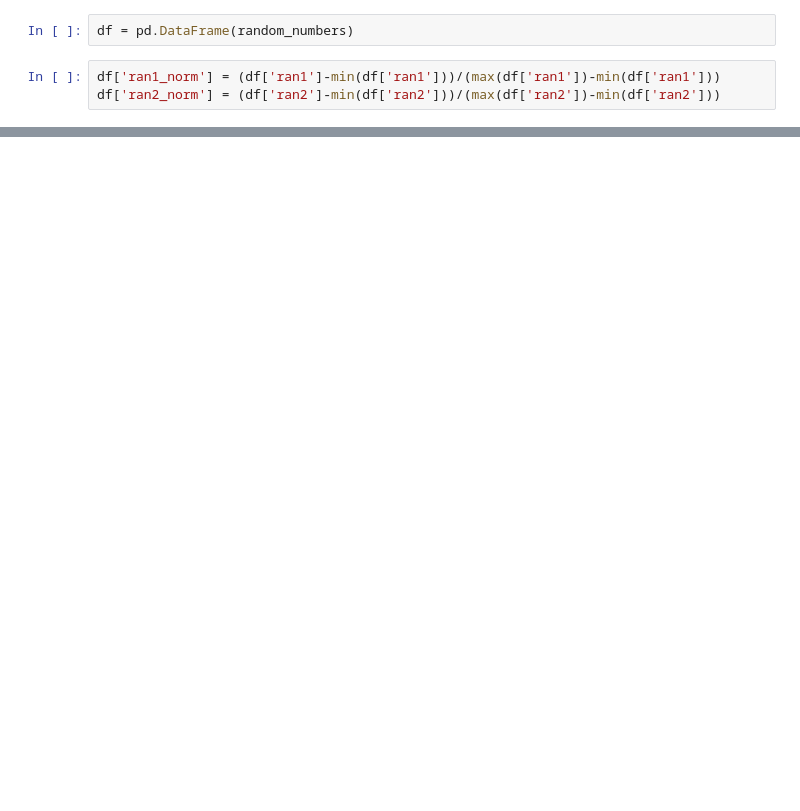
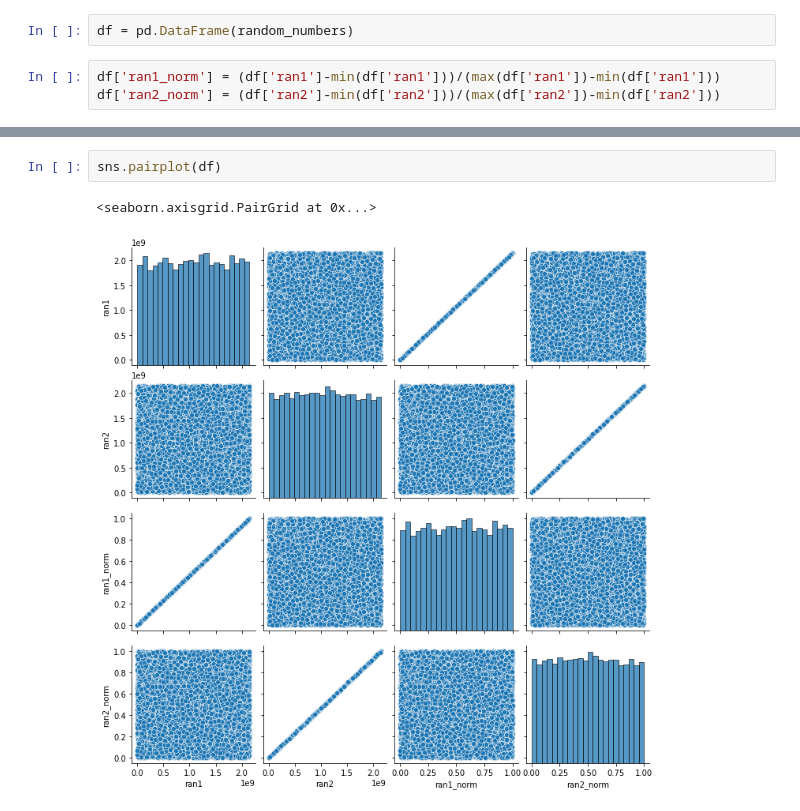
Before and after one commit to DipeshPoudel/MDS-607-MonteCarloMethods, a Jupyter notebook: random_numbers/RandomNumbers.ipynb, the cells around one changed output, grey strips where cells are left out. Drawn from its saved outputs; the diff is of its cells as text; blank space fills up the shorter version.

```diff
--- a/random_numbers/RandomNumbers.ipynb
+++ b/random_numbers/RandomNumbers.ipynb
@@ -48,0 +79,5 @@ for column in df.columns:
+# %%
+sns.pairplot(df)
+# %% [output]
+<seaborn.axisgrid.PairGrid at 0x...>
+[figure, added]
```
Also changed, not shown: parts of 13 cells of this notebook.
